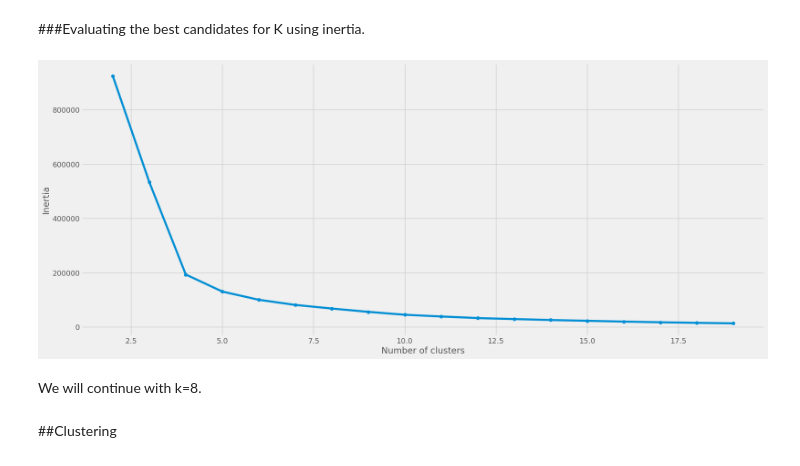
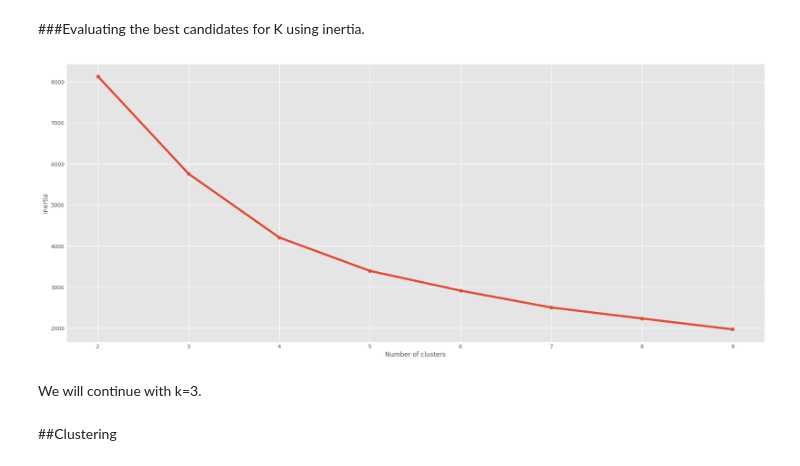
Before and after one commit to kristianperriu/RFM-and-Cluster-analysis, a Jupyter notebook: ai4cm_project1.ipynb, the cells around one changed output. Drawn from its saved outputs; the diff is of its cells as text; code cells hidden in the pictures.

```diff
--- a/ai4cm_project1.ipynb
+++ b/ai4cm_project1.ipynb
@@ -434,0 +432,2 @@ df_clean['CustomerNo'] = df_clean['CustomerNo'].astype(int)
+# %%
+grouped_df['TotalRevenue'] = grouped_df['TotalPrice'] * grouped_df['TotalQuantity']
@@ -607,7 +633,4 @@ memory usage: 37.0+ MB
 # %% [markdown]
 Only the numerical important columns will be kept.
 # %%
-df_clustering = df_clean.copy()
+df_clustering = grouped_df.copy()
-# %%
-df_clustering.drop(columns=['ProductName', 'Date', 'ProductNo',  'TransactionNo', 'CustomerNo'], inplace=True)
-df_clustering
@@ -629,8 +638,8 @@ df_clustering
 Scaling the data
 # %%
 scaler = StandardScaler()
-cluster_scaled = scaler.fit_transform(df_clustering.drop(columns=['Id']))
-df_clean_scaled = pd.DataFrame(cluster_scaled, columns=df_clustering.drop(columns=['Id']).columns)
+cluster_scaled = scaler.fit_transform(df_clustering.drop(columns=['CustomerNo']))
+df_clean_scaled = pd.DataFrame(cluster_scaled, columns=df_clustering.drop(columns=['CustomerNo']).columns)
 # %%
 df_clean_scaled
 # %% [output]
@@ -654,21 +663,21 @@ df_clean_scaled
 # %%
 from sklearn.cluster import KMeans
 SSE = []
-for cluster in range(2,20):
+for cluster in range(2,10):
     kmeans = KMeans(n_clusters = cluster, init='k-means++')
     kmeans.fit(df_clean_scaled)
     SSE.append(kmeans.inertia_)
 
-_ = pd.DataFrame({'Cluster':range(2,20, 1), 'SSE':SSE})
+_ = pd.DataFrame({'Cluster':range(2,10, 1), 'SSE':SSE})
 plt.figure(figsize=(21,9))
 plt.plot(_['Cluster'], _['SSE'], marker='o')
 plt.xlabel('Number of clusters')
 plt.ylabel('Inertia')
 plt.show()
 # %% [output]
-[figure, old version]
+[figure, new version]
 # %% [markdown]
-We will continue with k=8.
+We will continue with k=3.
 # %% [markdown]
 ##Clustering
 # %%
```
Also changed, not shown: parts of 32 cells of this notebook.
